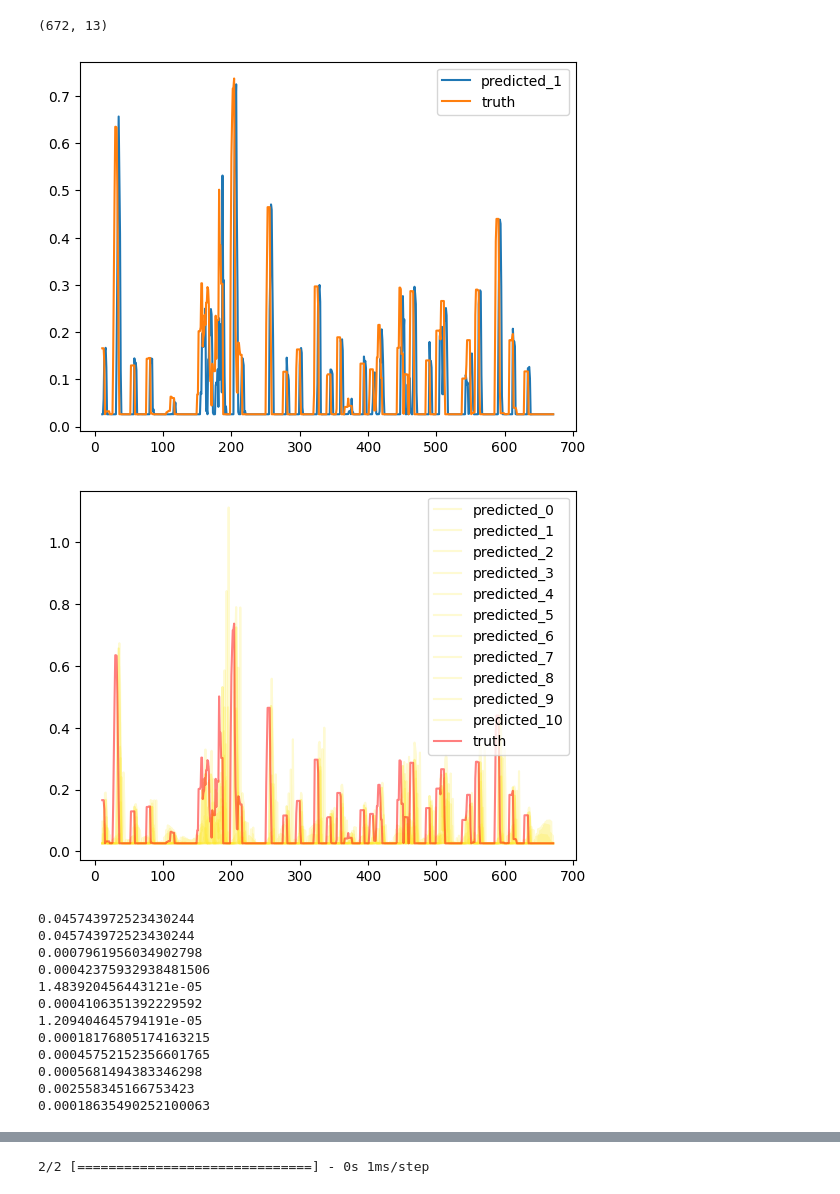
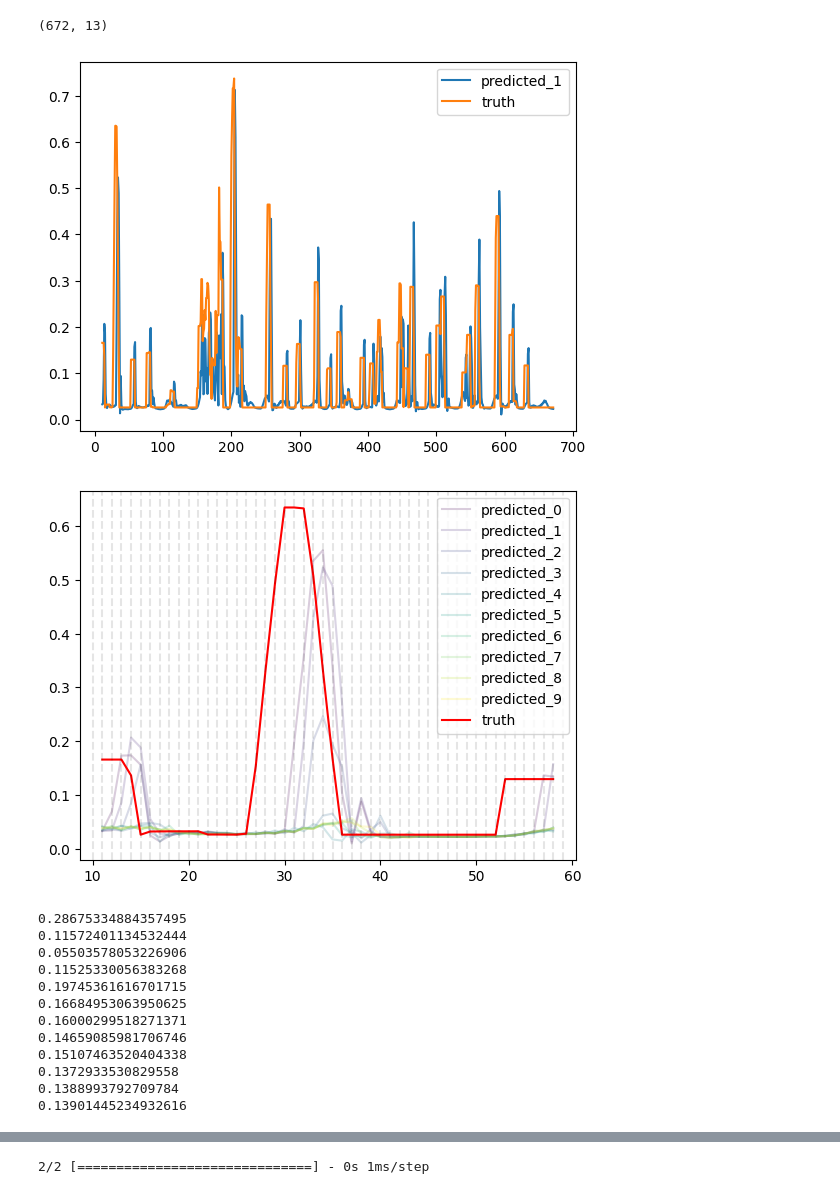
Before and after one commit to grinwi/smartboiler, a Jupyter notebook: src/smartboiler/test_single_output.ipynb, the cells around one changed output, grey strips where cells are left out. Drawn from its saved outputs; the diff is of its cells as text; code cells hidden in the pictures.

```diff
--- a/src/smartboiler/test_single_output.ipynb
+++ b/src/smartboiler/test_single_output.ipynb
@@ -128,3 +128,8 @@ start_of_data,
 
 forecast = Forecast(dataHandler, start_of_data=start_of_data, model_path='lstm_model_zukalovi.keras')
 # forecast.load_model(left_time_interval=start_of_data, right_time_interval=end_of_training_data)
+
+forecast.train_model(df_training_data=train_zuka_cut)
+forecast.build_model(
+)
+forecast.fit_model()
@@ -131,5 +156,5 @@ forecast = Forecast(dataHandler, start_of_data=start_of_data, model_path='lstm_m
 # %%
-forecast.load_model(left_time_interval=datetime(2024, 1, 1, 0, 0, 0, 0), right_time_interval=datetime(2024, 2, 1, 0, 0, 0))
+# forecast.load_model(left_time_interval=datetime(2024, 1, 1, 0, 0, 0, 0), right_time_interval=datetime(2024, 2, 1, 0, 0, 0))
 # %%
 from sklearn.metrics import mean_squared_error
 from scipy import stats
@@ -267,22 +292,25 @@ plt.plot(df_shift['truth'][:], label='truth')
 plt.legend()
 plt.show()
 # %% [output]
-[figure, old version]
+[figure, new version]
 # %%
 
-number_of_steps = 11
+number_of_steps = 10
 #create a list of collors from 0 to 12 based on color
-colors = plt.cm.viridis(np.linspace(3, 1, number_of_steps))
+colors = plt.cm.viridis(np.linspace(0, 1, number_of_steps))
 for i in range(0, number_of_steps):
     #make the plot wider
-    plt.plot(df_shift[i][:], label=f'predicted_{i}', color=colors[i], alpha=0.2, )
+    plt.plot(df_shift[i][:48], label=f'predicted_{i}', color=colors[i], alpha=0.2, )
 # i =0
 # plt.plot(df_shift[i], label=f'{i}_step_ahead')
-plt.plot(df_shift['truth'][:], label='truth', alpha=0.5, color='red')
+plt.plot(df_shift['truth'][:48], label='truth', alpha=1, color='red')
 plt.legend()
+# show vertical lines
+for x in range(10,60):
+    plt.axvline(x=x, color='black', linestyle='--', alpha=0.1)
 plt.show()
 # %% [output]
-[figure, old version]
+[figure, new version]
 # %%
 from scipy import stats
 dropped_shift = df_shift.dropna()
@@ -303,18 +331,18 @@ for i in range(0, 12):
     statistics[i]["intercept"] = intercept
     statistics[i]["std_err"] = std_err
 # %% [output]
-0.045743972523430244
-0.045743972523430244
-0.0007961956034902798
-0.00042375932938481506
-1.483920456443121e-05
-0.0004106351392229592
-1.209404645794191e-05
-0.00018176805174163215
-0.00045752152356601765
-0.0005681494383346298
-0.002558345166753423
-0.00018635490252100063
+0.28675334884357495
+0.11572401134532444
+0.05503578053226906
+0.11525330056383268
+0.19745361616701715
+0.16684953063950625
+0.16000299518271371
+0.14659085981706746
+0.15107463520404338
+0.1372933530829558
+0.1388993792709784
+0.13901445234932616
 # %%
 left_time_interval = datetime(2024, 1, 1, 0, 0, 0, 0)
 right_time_interval = datetime(2024, 1, 2, 0, 0, 0, 0)
```
Also changed, not shown: parts of 9 cells of this notebook, 2 other files.
